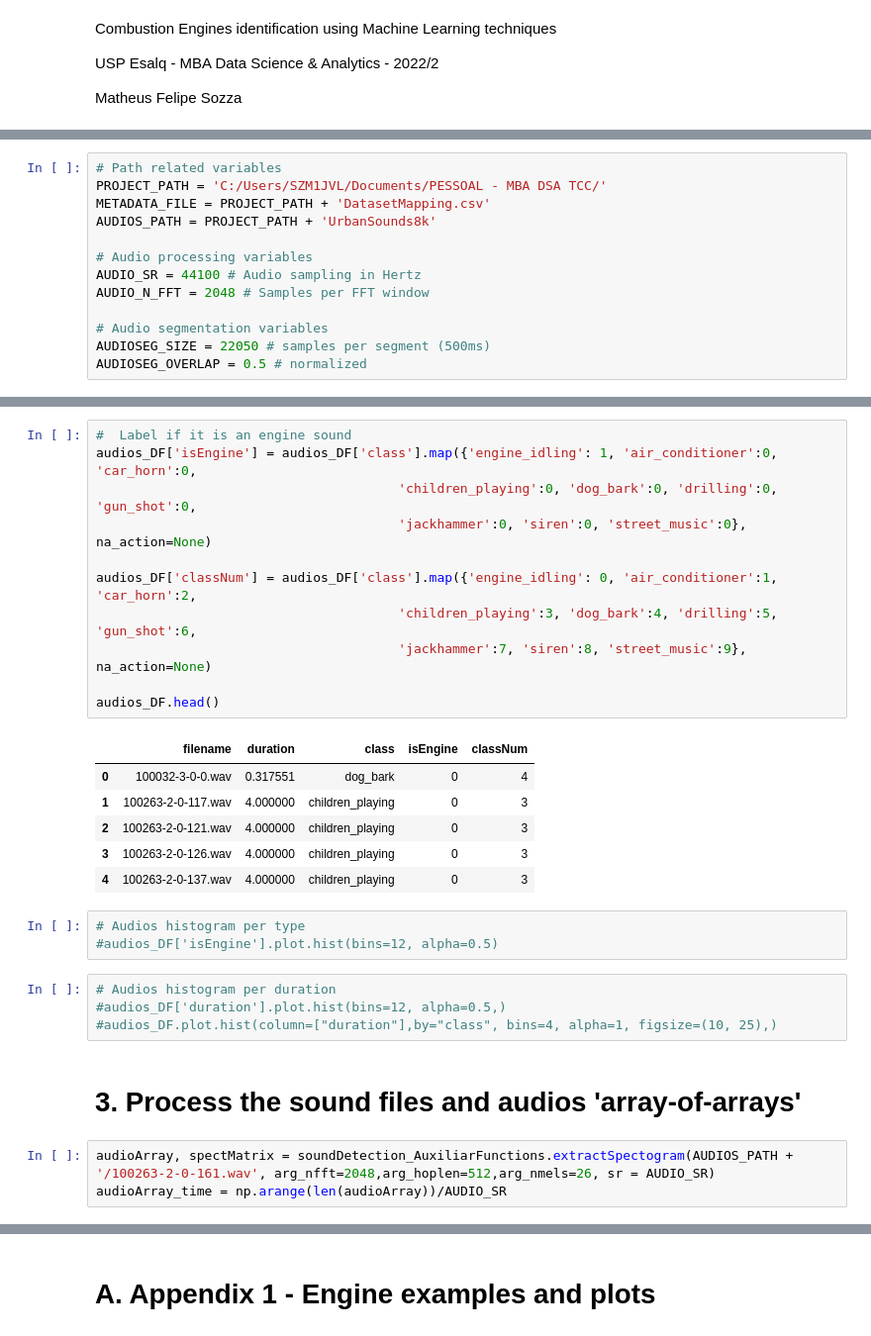
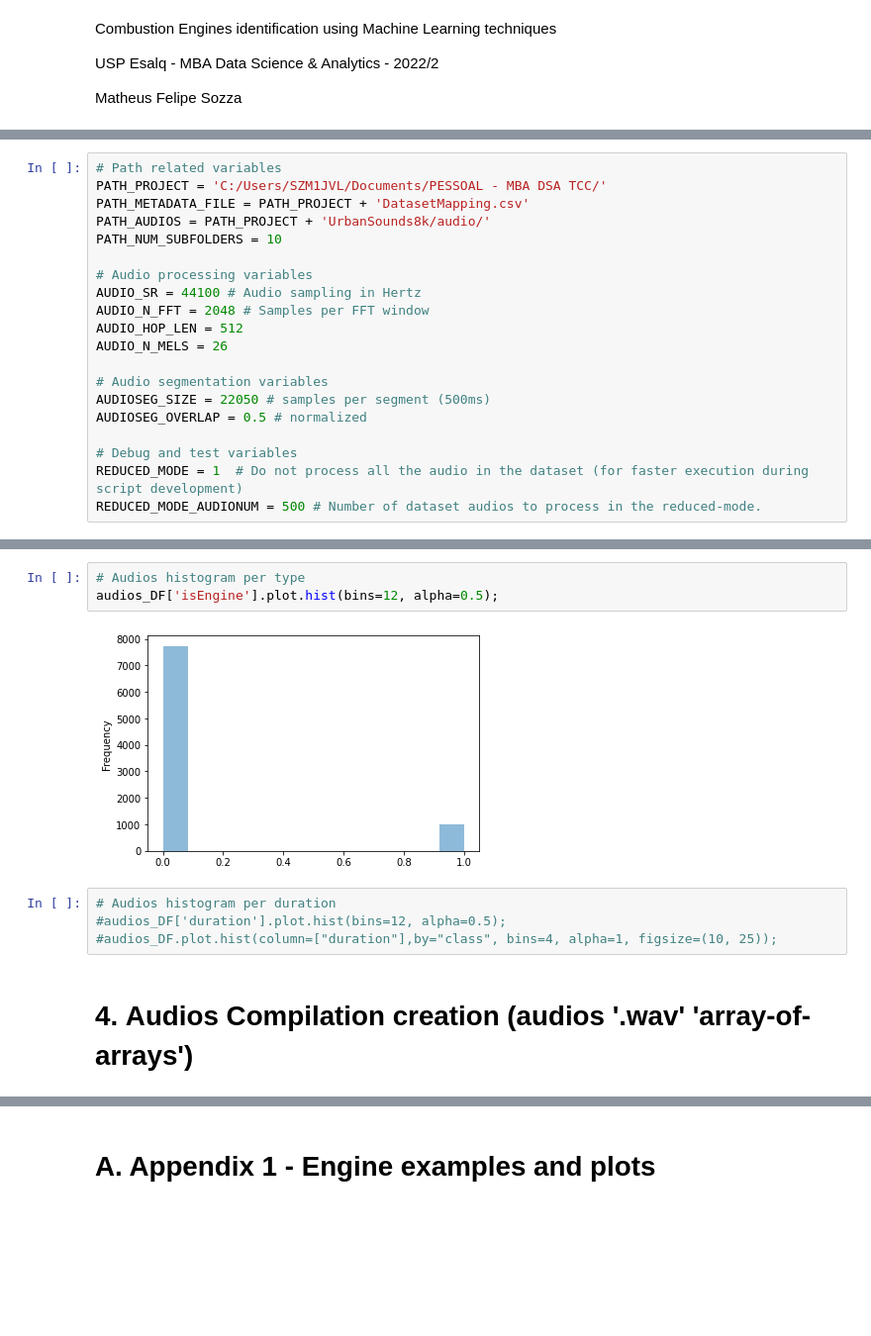
Before and after one commit to matsozza/Python_ML_CombustionEnginesRecog_MBA, a Jupyter notebook: 1_SoundDetectionMain.ipynb, the cells around one changed output, grey strips where cells are left out. Shown: that part at 99% size. Cells and saved outputs as stored; diff of their text form; blank space fills up the shorter version.

```diff
--- a/1_SoundDetectionMain.ipynb
+++ b/1_SoundDetectionMain.ipynb
@@ -35,14 +32,21 @@ import soundDetection_AuxiliarFunctions
 # %%
 # Path related variables
-PROJECT_PATH = 'C:/Users/SZM1JVL/Documents/PESSOAL - MBA DSA TCC/'
-METADATA_FILE = PROJECT_PATH + 'DatasetMapping.csv'
-AUDIOS_PATH = PROJECT_PATH + 'UrbanSounds8k'
+PATH_PROJECT = 'C:/Users/SZM1JVL/Documents/PESSOAL - MBA DSA TCC/'
+PATH_METADATA_FILE = PATH_PROJECT + 'DatasetMapping.csv'
+PATH_AUDIOS = PATH_PROJECT + 'UrbanSounds8k/audio/'
+PATH_NUM_SUBFOLDERS = 10
 
 # Audio processing variables
 AUDIO_SR = 44100 # Audio sampling in Hertz
 AUDIO_N_FFT = 2048 # Samples per FFT window
+AUDIO_HOP_LEN = 512
+AUDIO_N_MELS = 26
 
 # Audio segmentation variables
 AUDIOSEG_SIZE = 22050 # samples per segment (500ms)
 AUDIOSEG_OVERLAP = 0.5 # normalized
+
+# Debug and test variables
+REDUCED_MODE = 1  # Do not process all the audio in the dataset (for faster execution during script development)
+REDUCED_MODE_AUDIONUM = 500 # Number of dataset audios to process in the reduced-mode.
 # %% [markdown]
@@ -64,33 +75,14 @@ Number of processed audio files: 8732
-# %%
-#  Label if it is an engine sound
-audios_DF['isEngine'] = audios_DF['class'].map({'engine_idling': 1, 'air_conditioner':0, 'car_horn':0,
-                                       'children_playing':0, 'dog_bark':0, 'drilling':0, 'gun_shot':0,
-                                       'jackhammer':0, 'siren':0, 'street_music':0}, na_action=None)
-
-audios_DF['classNum'] = audios_DF['class'].map({'engine_idling': 0, 'air_conditioner':1, 'car_horn':2,
-                                       'children_playing':3, 'dog_bark':4, 'drilling':5, 'gun_shot':6,
-                                       'jackhammer':7, 'siren':8, 'street_music':9}, na_action=None)
-
-audios_DF.head()
-# %% [output]
-|  | filename | duration | class | isEngine | classNum |
-| 0 | 100032-3-0-0.wav | 0.317551 | dog_bark | 0 | 4 |
-| 1 | 100263-2-0-117.wav | 4.000000 | children_playing | 0 | 3 |
-| 2 | 100263-2-0-121.wav | 4.000000 | children_playing | 0 | 3 |
-| 3 | 100263-2-0-126.wav | 4.000000 | children_playing | 0 | 3 |
-| 4 | 100263-2-0-137.wav | 4.000000 | children_playing | 0 | 3 |
 # %%
 # Audios histogram per type
-#audios_DF['isEngine'].plot.hist(bins=12, alpha=0.5)
+audios_DF['isEngine'].plot.hist(bins=12, alpha=0.5);
+# %% [output]
+[figure, added]
 # %%
 # Audios histogram per duration
-#audios_DF['duration'].plot.hist(bins=12, alpha=0.5,)
-#audios_DF.plot.hist(column=["duration"],by="class", bins=4, alpha=1, figsize=(10, 25),)
+#audios_DF['duration'].plot.hist(bins=12, alpha=0.5);
+#audios_DF.plot.hist(column=["duration"],by="class", bins=4, alpha=1, figsize=(10, 25));
 # %% [markdown]
-# 3. Process the sound files and audios **'array-of-arrays'**
+# 4. **Audios Compilation** creation (audios '.wav' **'array-of-arrays'**)
-# %%
-audioArray, spectMatrix = soundDetection_AuxiliarFunctions.extractSpectogram(AUDIOS_PATH + '/100263-2-0-161.wav', arg_nfft=2048,arg_hoplen=512,arg_nmels=26, sr = AUDIO_SR)
-audioArray_time = np.arange(len(audioArray))/AUDIO_SR
 # %%
 # Compile all audios in an array of Spectogram Matrices
 audio_AA = [] # Audio "array of arrays" (AA) - all audios in one object
```
Also changed, not shown: parts of 20 cells of this notebook, 1 other file.
